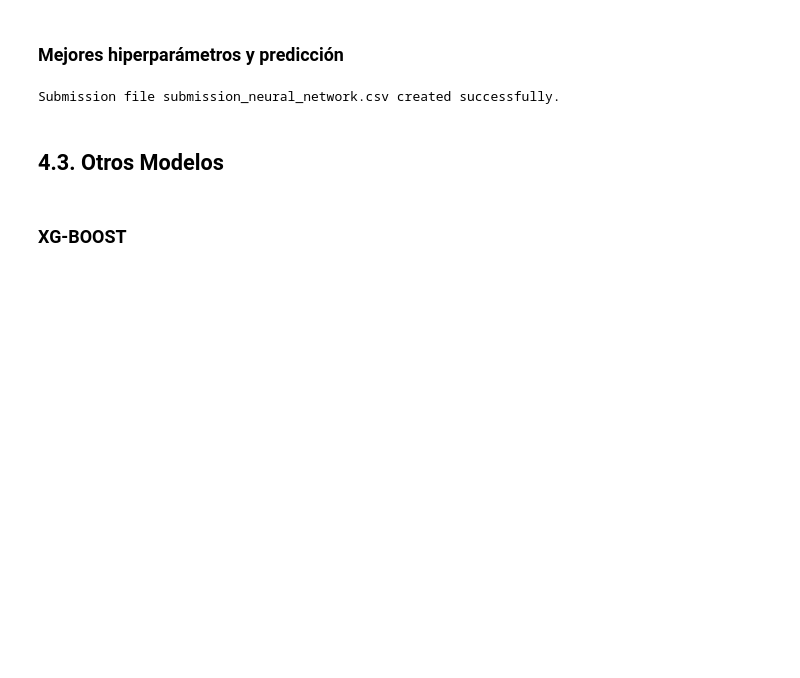
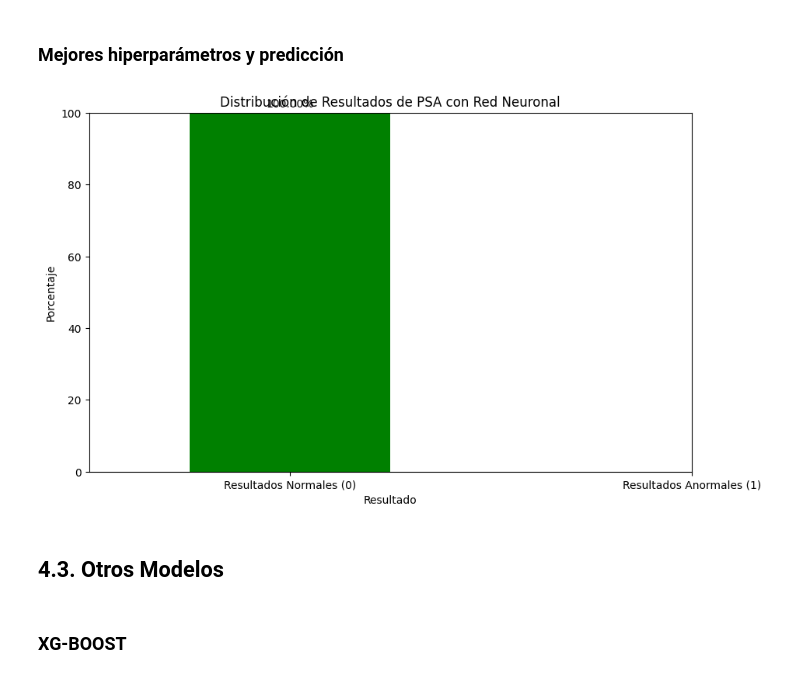
Before and after one commit to Daniel1martinez2/prostate_challenge_FDA, a Jupyter notebook: Notebook_Final_M_M.ipynb, the cells around one changed output. Cells and saved outputs as stored; diff of their text form; code cells hidden in the pictures; blank space fills up the shorter version.

```diff
--- a/Notebook_Final_M_M.ipynb
+++ b/Notebook_Final_M_M.ipynb
@@ -1044,12 +1079,12 @@ Best parameters found: {'target': 0.5, 'params': {'batch_size': 115.896986621809
 # %% [markdown]
 ### Mejores hiperparámetros y predicción
 # %%
-best_params_NN = {'batch_size': 42.555801054124075,
-                  'dropout_rate': 0.25719300986352767,
-                  'epochs': 128.45544755552896,
-                  'learning_rate': 0.4170548040117524,
-                  'neurons': 19.708655350024213,
-                  'neurons_2': 122.77945914965407}
+best_params_NN = {'batch_size': 115.89698662180919,
+                  'dropout_rate': 0.4802857225639665,
+                  'epochs': 149.07884894416696,
+                  'learning_rate': 0.5986624976121946,
+                  'neurons': 53.444473706184766,
+                  'neurons_2': 26.719342440344317}
 
 batch_size_opt = int(best_params_NN['batch_size'])
 dropout_rate_opt = best_params_NN['dropout_rate']
@@ -1081,12 +1116,32 @@ final_df = pd.DataFrame({
     'ID': df_test.index,
     'Target': predictions_proba
 })
-
-submission_file = 'submission_neural_network.csv'
-final_df.to_csv(submission_file, index=False)
-print(f"Submission file {submission_file} created successfully.")
-# %% [output]
-Submission file submission_neural_network.csv created successfully.
+# %%
+# Clasificar resultados basados en la probabilidad
+final_df['Target'] = final_df['Target'].apply(lambda x: 1 if x >= 0.5 else 0)
+
+# Contar las ocurrencias de cada resultado
+result_counts = final_df['Target'].value_counts()
+
+# Calcular los porcentajes
+result_percentages = result_counts / result_counts.sum() * 100
+
+# Plotear los resultados
+plt.figure(figsize=(10, 6))
+result_percentages.plot(kind='bar', color=['green', 'red'])
+plt.title('Distribución de Resultados de PSA con Red Neuronal')
+plt.xlabel('Resultado')
+plt.ylabel('Porcentaje')
+plt.xticks(ticks=[0, 1], labels=['Resultados Normales (0)', 'Resultados Anormales (1)'], rotation=0)
+
+# Añadir etiquetas de porcentaje en las barras
+for index, value in enumerate(result_percentages):
+    plt.text(index, value + 1, f'{value:.2f}%', ha='center', va='bottom')
+
+plt.ylim(0, 100)  # Limitar el eje Y a 0-100%
+plt.show()
+# %% [output]
+[figure, added]
 # %% [markdown]
 ## **4.3. Otros Modelos**
 # %% [markdown]
```
Also changed, not shown: parts of 24 cells of this notebook.
